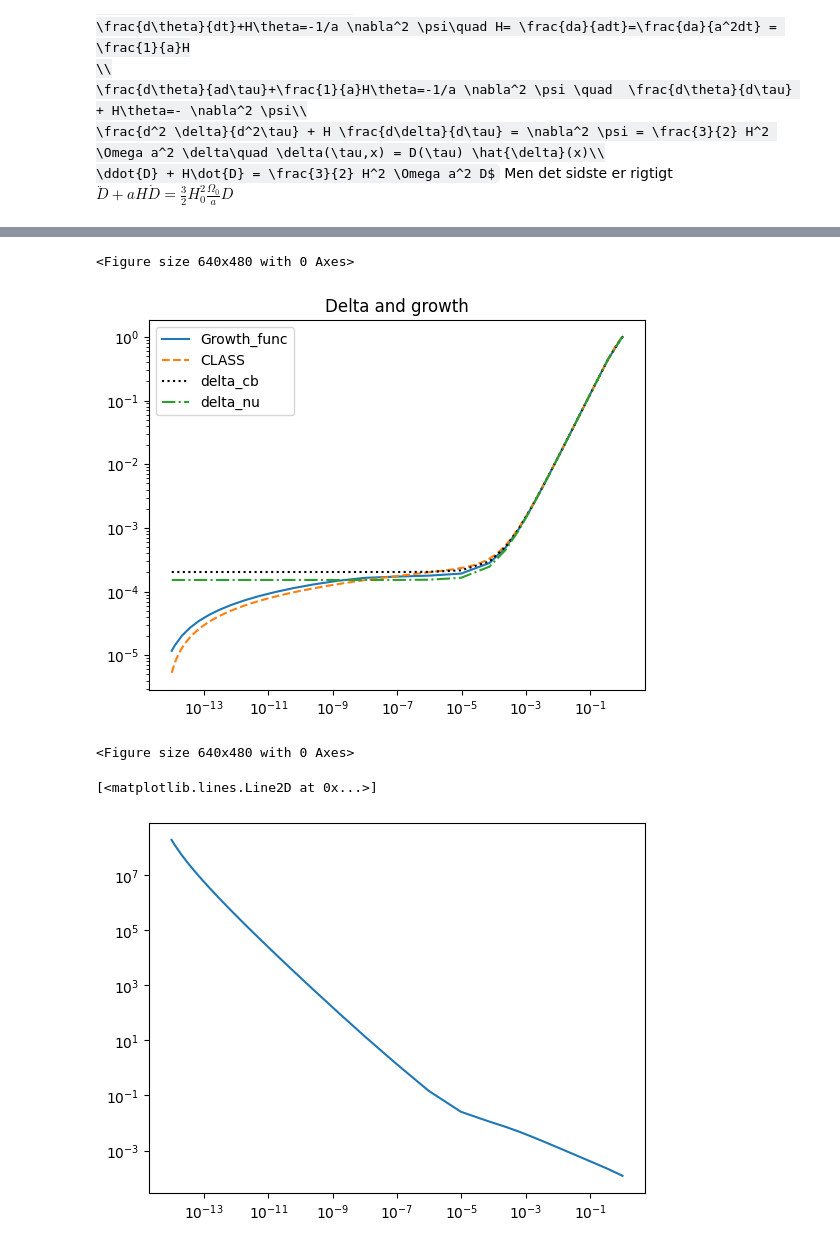
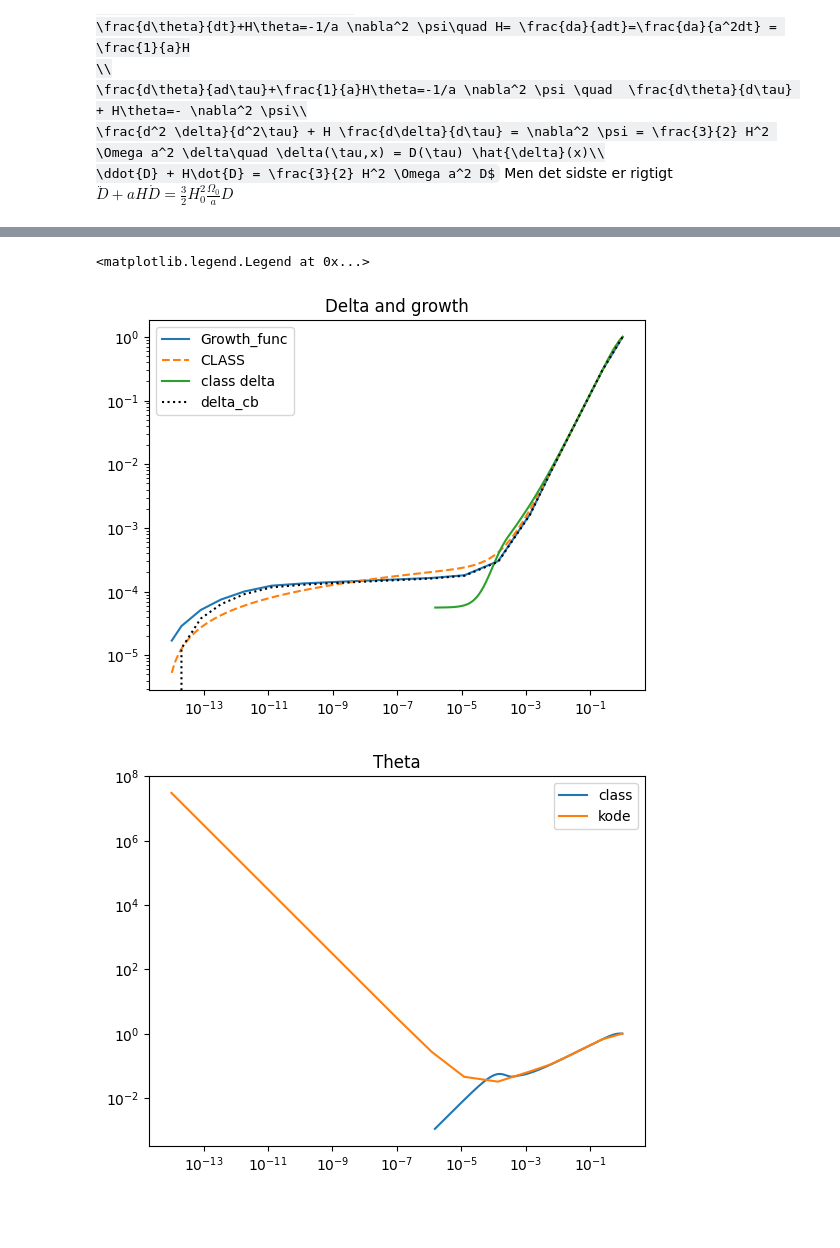
Before and after one commit to eriksteenberg/Grim-kode, a Jupyter notebook: Class shenanigens.ipynb, the cells around one changed output, grey strips where cells are left out. Drawn from its saved outputs; the diff is of its cells as text; code cells hidden in the pictures; some formulas as TeX source; blank space fills up the shorter version.

```diff
--- a/Class shenanigens.ipynb
+++ b/Class shenanigens.ipynb
@@ -77,0 +67,15 @@ dict_keys(['z', 'proper time [Gyr]', 'conf. time [Mpc]', 'H [1/Mpc]', 'comov. di
+# %%
+kvec = [1e-1,1,1e1]
+cosmo = Class()
+cosmo.set({'H0':70, 'Omega_b':0.05, 'Omega_cdm':0.25, 'k_output_values':str(kvec).strip('[]'),
+           'output':'tCl, lCl, dTk, vTk, pCl', 'lensing':'yes',})
+cosmo.compute()
+bg = cosmo.get_background()
+
+
+pts = cosmo.get_perturbations()['scalar']
+#plt.figure(1234123)
+print(bg.keys())
+#print(pts)
+pts0=pts[0]
+print(f"{pts0.keys()=}")
@@ -109,7 +120,7 @@ theta_nu_0 =  0.5 * (k*k*tau[0]) * psi
 theta_cb_0 = theta_nu_0
 delta_gamma = -2 * psi
 delta_nu_0 =delta_gamma
-delta_cb_0 = 4/3 * delta_gamma
+delta_cb_0 = 0#4/3 * delta_gamma
 phi = psi * (1 + R_nu)
 
 
@@ -121,75 +132,63 @@ def f1(t,y):
     D_dt = y[2]
     delta_cb = y[3]
     theta_cb = y[4]
-    delta_nu = y[4]
-    theta_nu = y[6]
     #print(t)
     a_dt = a * a * H(a)
-
-    Omega_M_reel = Omega_M / ( a**3 * Omega_lambda + Omega_M + Omega_R / a)
-
-    nabla2phi = ( 3 / 2 ) * H0 * H0 * Omega_M * (delta_cb+ delta_nu) / a #
+    nabla2phi = ( 3 / 2 ) * H0 * H0 * Omega_M * (delta_cb) / a
 
     D2_dt2 = +  ((3 / 2) * H0 * H0 * Omega_M * D / a) - a * H(a) * D_dt
 
     delta_cb_dt = - theta_cb
 
-    theta_cb_dt = -  a * H(a) * theta_cb - nabla2phi
+    theta_cb_dt = -  a * H(a) * theta_cb - nabla2phi #- k*k * (cs*cs ) * delta_cb
 
-    delta_nu_dt = - theta_nu
 
-    theta_nu_dt = -  a * H(a) * theta_nu - nabla2phi - k*k * (cs*cs ) * delta_nu
-
-    return [a_dt,D_dt,D2_dt2,delta_cb_dt,theta_cb_dt,delta_nu_dt,theta_nu_dt]
+    return [a_dt,D_dt,D2_dt2,delta_cb_dt,theta_cb_dt]
 
 
 
 t_start = tau[0]
 t_end = tau[-1]
 a0= tau0*(H0) * (Omega_R ** (0.5))
 tau_span = np.array([t_start,t_end])
 
 D0 = 1e-14
 D1 = H0*np.sqrt(Omega_R)
-
-y0 = [H0*np.sqrt(Omega_R)*tau0, D0, D1 ,delta_cb_0,theta_cb_0,delta_nu_0,theta_nu_0]
-
+cdm = pts0['theta_cdm']
+#theta_cb_0 = cdm[]
+y0 = [H0*np.sqrt(Omega_R)*tau0, D0 , D1   ,delta_cb_0 ,theta_cb_0 ]
+#    [a_dt                    ,D_dt,D2_dt2,delta_cb_dt,theta_cb_dt]
 
 sol = sc.solve_ivp(f1,t_span=tau_span,y0 = y0)
 
 tau_end = bg['conf. time [Mpc]'][-1]
 
 tau = sol.t
 a = sol.y[0]
 D = sol.y[1]
 D_dt = sol.y[2]
 #print(D/D[-1])
 delta_cdm = sol.y[3]
 theta_cdm = sol.y[4]
-delta_nu = sol.y[5]
-theta_nu = sol.y[6]
 
 plt.loglog(a, D/D[-1], label='Growth_func')
 D_class = bg['gr.fac. D']
 plt.loglog(a_class, D_class, label='CLASS', ls='--')
+plt.loglog(pts0["a"],pts0['delta_cdm']/pts0['delta_cdm'][-1],label="class delta")
 plt.loglog(a,delta_cdm/delta_cdm[-1],label="delta_cb",ls=":",color="black")
-plt.loglog(a,delta_nu/delta_nu[-1],label="delta_nu",ls="-.")
 plt.legend()
 plt.title("Delta and growth")
-plt.figure(1231)
 #plt.loglog(a,theta_cdm)
 #print(bg.keys())
 #print(cosmo)
+
+plt.figure(1413)
+cdm = pts0['theta_cdm']
+plt.title("Theta")
+plt.loglog(pts0['a'],cdm/cdm[-1],label="class")
+plt.loglog(a,theta_cdm/theta_cdm[-1],label="kode")
+plt.legend()
 # %% [output]
-<Figure size 640x480 with 0 Axes>
+<matplotlib.legend.Legend at 0x...>
-[figure, old version]
+[figure, new version]
-<Figure size 640x480 with 0 Axes>
+[figure, added]
-# %%
-#print(-D_dt,len(D_dt))
-
-#print(D,len(D))
-#print(a,len(a))
-plt.loglog(a,D_dt/D)
-# %% [output]
-[<matplotlib.lines.Line2D at 0x...>]
-[figure, removed]
```
Also changed, not shown: parts of 12 cells of this notebook.
